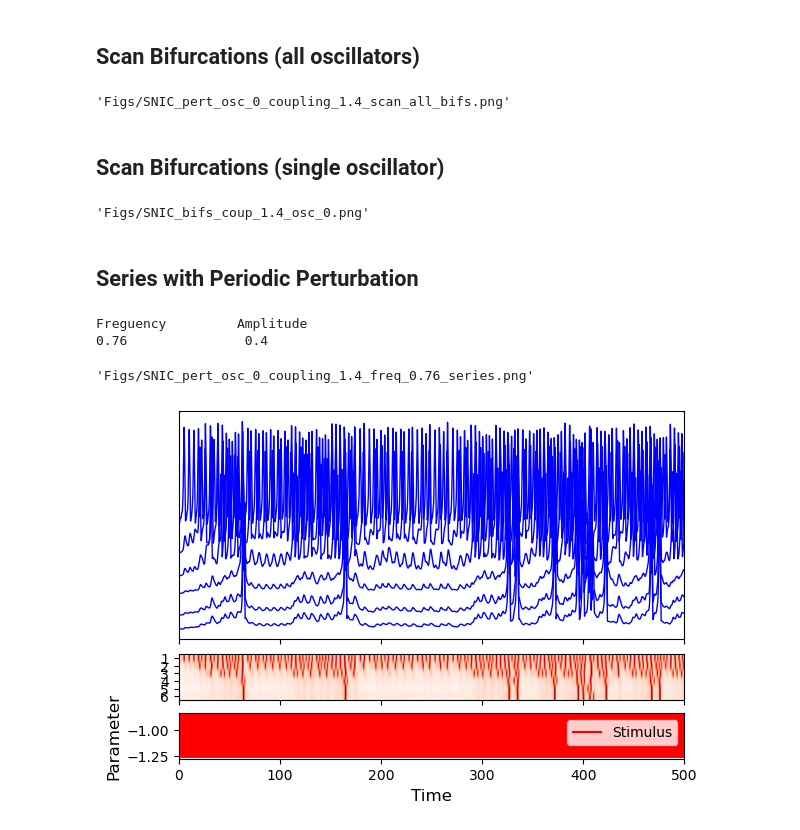
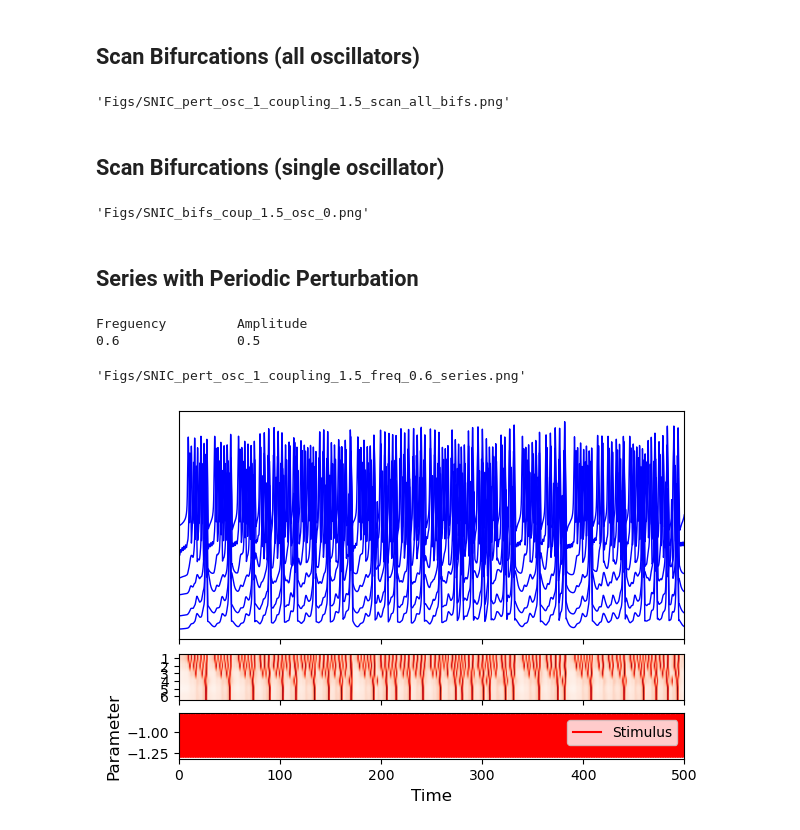
Before and after one commit to nikhita-bhatt/Non-Linear-Resonance-Manuscript, a Jupyter notebook: 2024.09.16_Nosc_SNIC_N6.ipynb, the cells around one changed output. Cells and saved outputs as stored; diff of their text form; code cells hidden in the pictures.

```diff
--- a/2024.09.16_Nosc_SNIC_N6.ipynb
+++ b/2024.09.16_Nosc_SNIC_N6.ipynb
@@ -594,7 +594,7 @@ figs/homoclinic_EEG_corr_B_corrs.png
 N = 6
 
 # Input parameters
-h_ex_0    = -1.22
+h_ex_0    = -1.20
 h_in_0    = -4.0
 
 eps  = 0.00001
@@ -1067,7 +1067,7 @@ array([-1.22001424, -1.21998736, -1.22000871, -1.22000259, -1.22000075,
 # %% [markdown]
 ## Scan Frequency
 # %%
-pert_osc = 0
+pert_osc = 1
 
 # Stop time
 time_stop_s   = 200
@@ -1281,7 +1281,7 @@ title_chars = 'Figs/SNIC_pert_osc_' + str(pert_osc) + '_coupling_'+ str(coupling
 # fig.savefig(title_chars, format='png')
 title_chars
 # %% [output]
-'Figs/SNIC_pert_osc_0_coupling_1.4_scan_all_bifs.png'
+'Figs/SNIC_pert_osc_1_coupling_1.5_scan_all_bifs.png'
 # %% [markdown]
 ## Scan Bifurcations (single oscillator)
 # %%
@@ -1330,7 +1330,7 @@ title_chars = 'Figs/SNIC_bifs_coup_' + str(coupling_strength) + '_osc_' + str(os
 # fig.savefig(title_chars, format='png')
 title_chars
 # %% [output]
-'Figs/SNIC_bifs_coup_1.4_osc_0.png'
+'Figs/SNIC_bifs_coup_1.5_osc_0.png'
 # %% [markdown]
 ## Series with Periodic Perturbation
 # %%
@@ -1351,8 +1351,8 @@ for index in arange(N):
     best_stim_params.append((pulse_freqs[int(per_inds[index][0][0])], pulse_amplis[int(per_inds[index][1][0])]))
 
 # Pulse protocol (other parameters as above)
-pulse_freq      = 0.76
-pulse_amplitude = 0.4
+pulse_freq      = 0.6
+pulse_amplitude = 0.5
 
 # pulse_freq, pulse_amplitude = best_stim_params[pert_osc][0], best_stim_params[pert_osc][1]
 
@@ -1402,33 +1402,33 @@ ax1.set_yticks([])
 ax1.margins(x=0)
 
 ax2 = fig.add_subplot(gs[6])
 
 ax2.plot(time_s, h_ex_p, c='r', label='Stimulus')
 ax2.legend()
 ax2.set_ylabel('Parameter', fontsize=12)
 ax2.margins(x=0)
 ax2.set_xlabel('Time', fontsize=12)
 
 
 ax3 = fig.add_subplot(gs[5])
 
 ax3.imshow(plot_data.T, aspect='auto', cmap='Reds', interpolation='hermite', vmax=5);
 
 ax3.set_yticks(arange(N))
 ax3.set_yticklabels(arange(N)+1)
 ax3.set_xticks(linspace(1, plot_data.shape[0], N))
 ax3.set_xticklabels(linspace(-10, 50, N))
 
 ax3.set_xticklabels([])
 
 print(around(pulse_freq, 2), '             ', pulse_amplitude)
 
 title_chars = 'Figs/SNIC_pert_osc_' + str(pert_osc) + '_coupling_'+ str(coupling_strength) + '_freq_' + str(pulse_freq) + '_series.png'
 
 # fig.savefig(title_chars, format='png')
 title_chars
 # %% [output]
 Freguency         Amplitude
-0.76               0.4
+0.6               0.5
-'Figs/SNIC_pert_osc_0_coupling_1.4_freq_0.76_series.png'
+'Figs/SNIC_pert_osc_1_coupling_1.5_freq_0.6_series.png'
-[figure, old version]
+[figure, new version]
```
Also changed, not shown: parts of 5 cells of this notebook, 4 other files.
